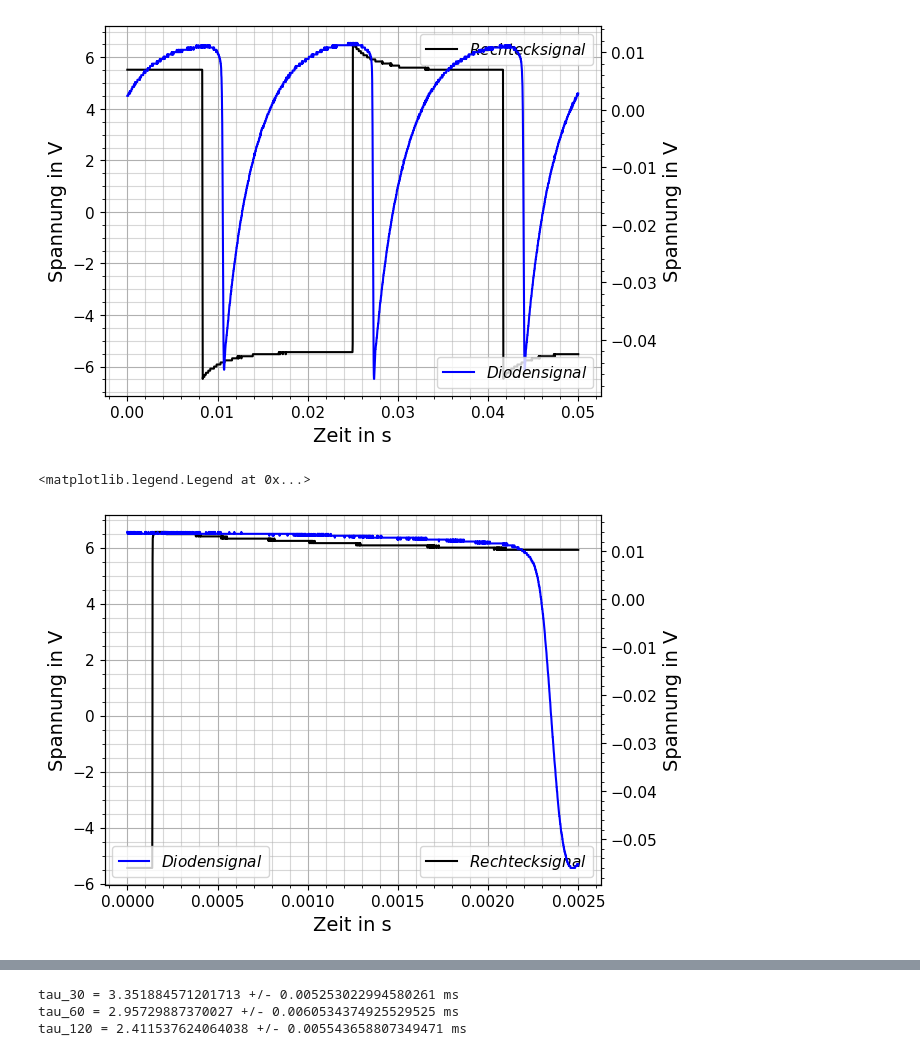
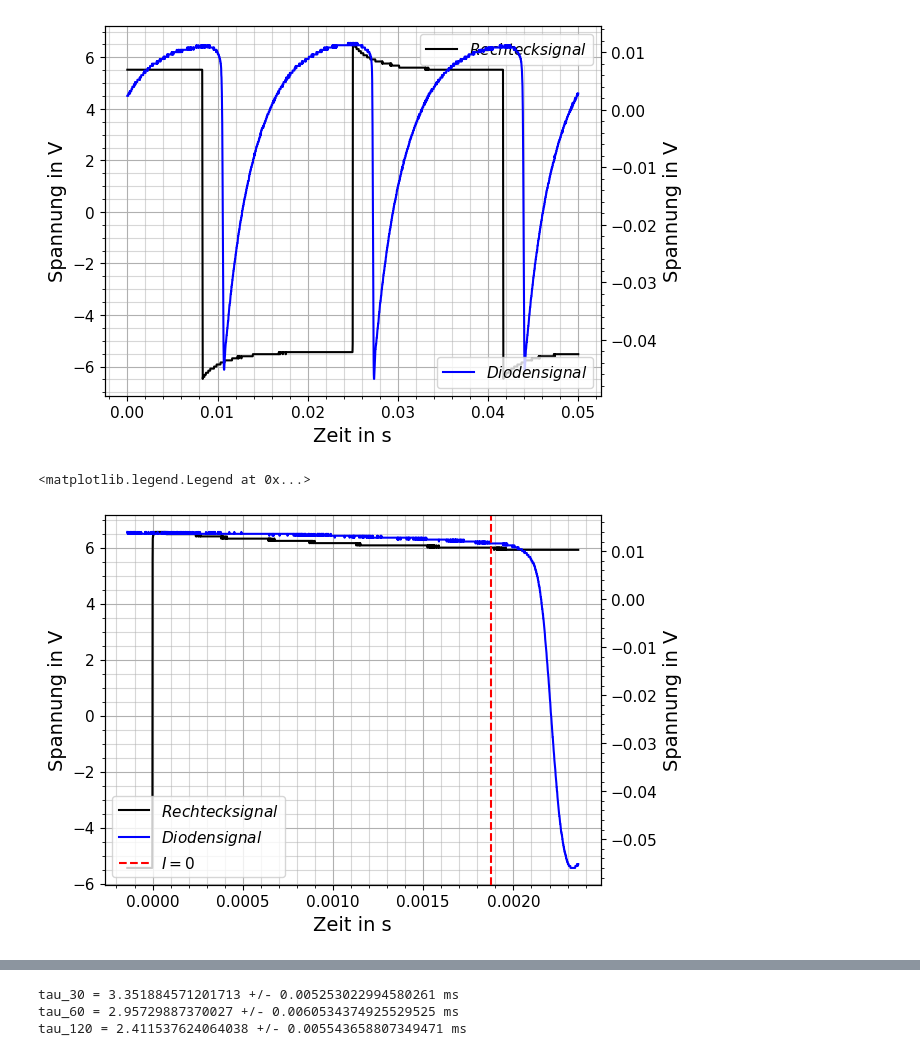
Before and after one commit to NicolasRohrbeck/fprak, a Jupyter notebook: scripts/optpumpen.ipynb, the cells around one changed output, grey strips where cells are left out. Cells and saved outputs as stored; diff of their text form; code cells hidden in the pictures.

Commit message:
opt DGL Ergebnis visualisiert

```diff
--- a/scripts/optpumpen.ipynb
+++ b/scripts/optpumpen.ipynb
@@ -50,9 +50,10 @@ p0 = (5, 4, 0.003)
 popt, pcov = curve_fit(f, zeit[mask], spannung[mask], p0)
 stderr = np.sqrt(np.diag(pcov))
 tau, tau_err = popt[2], stderr[2]
+L, L_err = tau*R, tau*R_err + R*tau_err
 
 print(f"tau = {tau*10**3} +/- {tau_err*10**3} ms")
-print(f"Induktivität = {tau*R*10**3} +/- {(tau*R_err + R*tau_err)*10**3} mH")
+print(f"Induktivität = {L*10**3} +/- {L_err*10**3} mH")
 
 fig, ax = plt.subplots()
 
@@ -104,28 +105,35 @@ ax2.legend(fontsize=11)
 # %%
 #Test, ob die Induktivität der Spule für die Zeitverzögerung im Diodensignal verantwortlich ist
 
 zeit, rechteck, diode= np.loadtxt(r'../Messdaten/20260511_Optisches_Pumpen/3_großer_Zeitversatz_Stromverst_Diode_30Hz_12Vpp.dat', skiprows=0, unpack=True, delimiter='\t')
+
+#Zeitachse so verschieben, dass der Anstieg des Rechtecksignals bei t=0 liegt
+zeit = zeit - zeit[np.where(rechteck>2.48)[0][0]]
 
 fig, ax1 = plt.subplots()
 ax2 = ax1.twinx()
 
 ax1.plot(zeit, rechteck, "-k", label=r"$Rechtecksignal$")
 ax2.plot(zeit, diode, "-b", label=r"$Diodensignal$")
 
 ax1.set_xlabel("Zeit in s", fontsize=14)
 ax1.set_ylabel("Spannung in V", fontsize=14)
 ax1.tick_params(labelsize=11)
 ax2.set_ylabel("Spannung in V", fontsize=14)
 ax2.tick_params(labelsize=11)
 
 ax1.minorticks_on()
 ax1.grid(which='major')
 ax1.grid(which='minor', alpha=0.5)
-ax1.legend(fontsize=11)
 ax2.minorticks_on()
-#ax2.grid(which='major')
-#ax2.grid(which='minor', alpha=0.5)
-ax2.legend(fontsize=11)
+
+#Nullstelle des Stroms aus der Theorie von unten
+t_null = np.where(zeit >np.log(2)*L/R)[0][0]
+ax2.axvline(x=zeit[t_null], color='r', linestyle='--', label=r"$I=0$")
+#beide Legenden in einer Legende zusammenfassen
+handles1, labels1 = ax1.get_legend_handles_labels()
+handles2, labels2 = ax2.get_legend_handles_labels()
+ax2.legend(handles1 + handles2, labels1 + labels2, fontsize=11)
 # %% [output]
 <matplotlib.legend.Legend at 0x...>
-[figure, old version]
+[figure, new version]
```
Also changed, not shown: parts of 4 cells of this notebook.
